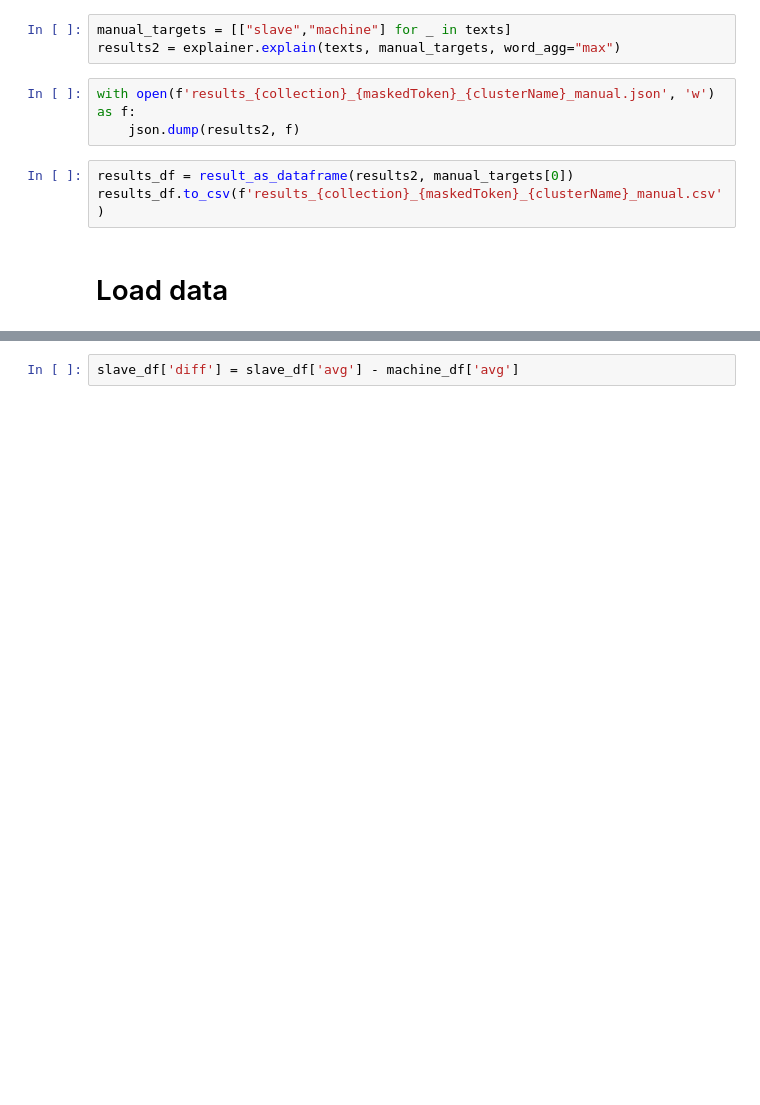
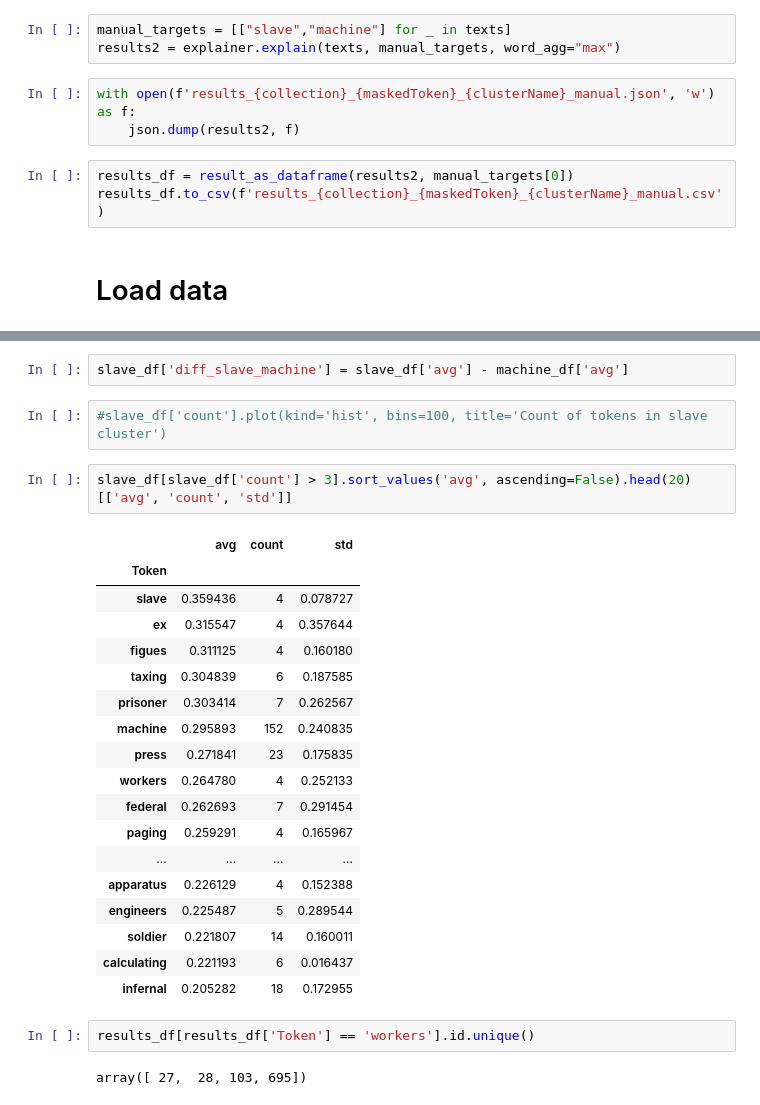
Before and after one commit to Text-Machine/mask-predict, a Jupyter notebook: example_analysis.ipynb, the cells around one changed output, grey strips where cells are left out. Cells and saved outputs as stored; diff of their text form; blank space fills up the shorter version.

```diff
--- a/example_analysis.ipynb
+++ b/example_analysis.ipynb
@@ -110,2 +101,29 @@ machine_df.shape, slave_df.shape
 # %%
-slave_df['diff'] = slave_df['avg'] - machine_df['avg']
+slave_df['diff_slave_machine'] = slave_df['avg'] - machine_df['avg']
+# %%
+#slave_df['count'].plot(kind='hist', bins=100, title='Count of tokens in slave cluster')
+# %%
+slave_df[slave_df['count'] > 3].sort_values('avg', ascending=False).head(20)[['avg', 'count', 'std']]
+# %% [output]
+|  | avg | count | std |
+| Token |  |  |  |
+| slave | 0.359436 | 4 | 0.078727 |
+| ex | 0.315547 | 4 | 0.357644 |
+| figues | 0.311125 | 4 | 0.160180 |
+| taxing | 0.304839 | 6 | 0.187585 |
+| prisoner | 0.303414 | 7 | 0.262567 |
+| machine | 0.295893 | 152 | 0.240835 |
+| press | 0.271841 | 23 | 0.175835 |
+| workers | 0.264780 | 4 | 0.252133 |
+| federal | 0.262693 | 7 | 0.291454 |
+| paging | 0.259291 | 4 | 0.165967 |
+| ... | ... | ... | ... |
+| apparatus | 0.226129 | 4 | 0.152388 |
+| engineers | 0.225487 | 5 | 0.289544 |
+| soldier | 0.221807 | 14 | 0.160011 |
+| calculating | 0.221193 | 6 | 0.016437 |
+| infernal | 0.205282 | 18 | 0.172955 |
+# %%
+results_df[results_df['Token'] == 'workers'].id.unique()
+# %% [output]
+array([ 27,  28, 103, 695])
```
Also changed, not shown: parts of 19 cells of this notebook.
